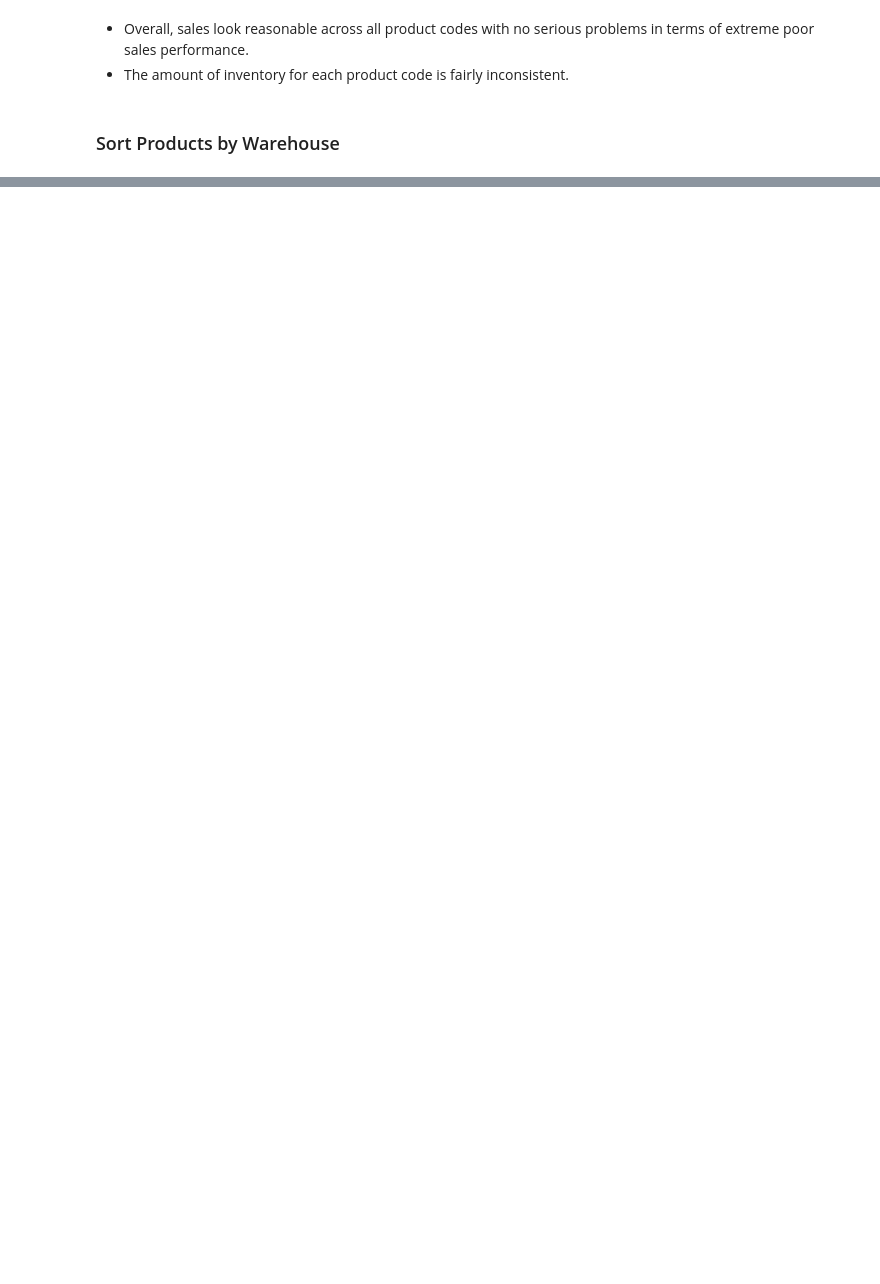
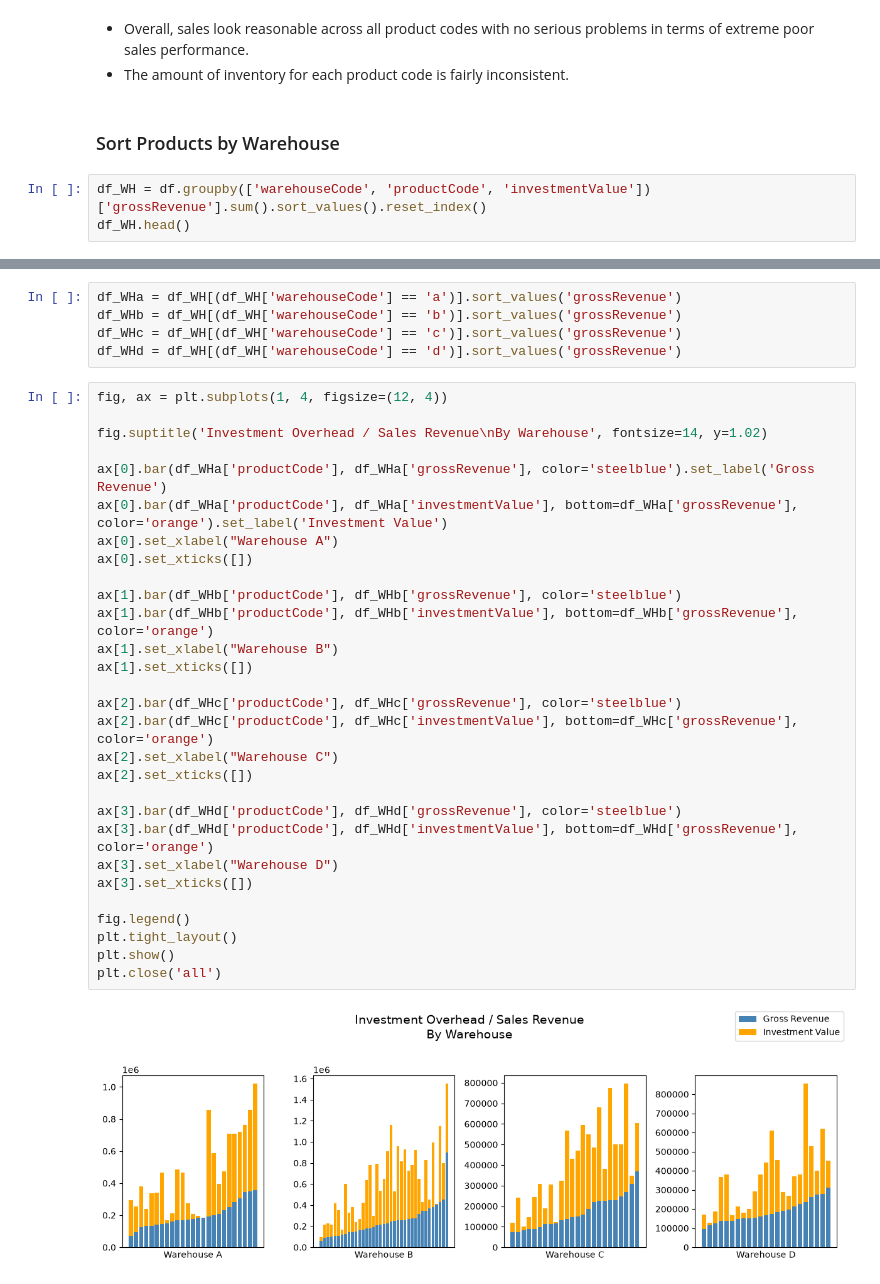
Before and after one commit to BCPMcustom/courseraSQL, a Jupyter notebook: Course#10/MintClassics.ipynb, the cells around one changed output, grey strips where cells are left out. Drawn from its saved outputs; the diff is of its cells as text; blank space fills up the shorter version.

```diff
--- a/Couse#10/MintClassics.ipynb
+++ b/Course#10/MintClassics.ipynb
@@ -110,3 +112,6 @@ plt.close('all')
 - The amount of inventory for each product code is fairly inconsistent.
 # %% [markdown]
 ### Sort Products by Warehouse
+# %%
+df_WH = df.groupby(['warehouseCode', 'productCode', 'investmentValue'])['grossRevenue'].sum().sort_values().reset_index()
+df_WH.head()
@@ -112,0 +125,36 @@ plt.close('all')
+# %%
+df_WHa = df_WH[(df_WH['warehouseCode'] == 'a')].sort_values('grossRevenue')
+df_WHb = df_WH[(df_WH['warehouseCode'] == 'b')].sort_values('grossRevenue')
+df_WHc = df_WH[(df_WH['warehouseCode'] == 'c')].sort_values('grossRevenue')
+df_WHd = df_WH[(df_WH['warehouseCode'] == 'd')].sort_values('grossRevenue')
+# %%
+fig, ax = plt.subplots(1, 4, figsize=(12, 4))
+
+fig.suptitle('Investment Overhead / Sales Revenue\nBy Warehouse', fontsize=14, y=1.02)
+
+ax[0].bar(df_WHa['productCode'], df_WHa['grossRevenue'], color='steelblue').set_label('Gross Revenue')
+ax[0].bar(df_WHa['productCode'], df_WHa['investmentValue'], bottom=df_WHa['grossRevenue'], color='orange').set_label('Investment Value')
+ax[0].set_xlabel("Warehouse A")
+ax[0].set_xticks([])
+
+ax[1].bar(df_WHb['productCode'], df_WHb['grossRevenue'], color='steelblue')
+ax[1].bar(df_WHb['productCode'], df_WHb['investmentValue'], bottom=df_WHb['grossRevenue'], color='orange')
+ax[1].set_xlabel("Warehouse B")
+ax[1].set_xticks([])
+
+ax[2].bar(df_WHc['productCode'], df_WHc['grossRevenue'], color='steelblue')
+ax[2].bar(df_WHc['productCode'], df_WHc['investmentValue'], bottom=df_WHc['grossRevenue'], color='orange')
+ax[2].set_xlabel("Warehouse C")
+ax[2].set_xticks([])
+
+ax[3].bar(df_WHd['productCode'], df_WHd['grossRevenue'], color='steelblue')
+ax[3].bar(df_WHd['productCode'], df_WHd['investmentValue'], bottom=df_WHd['grossRevenue'], color='orange')
+ax[3].set_xlabel("Warehouse D")
+ax[3].set_xticks([])
+
+fig.legend()
+plt.tight_layout()
+plt.show()
+plt.close('all')
+# %% [output]
+[figure, added]
```
Also changed, not shown: parts of 8 cells of this notebook, 12 other files.
